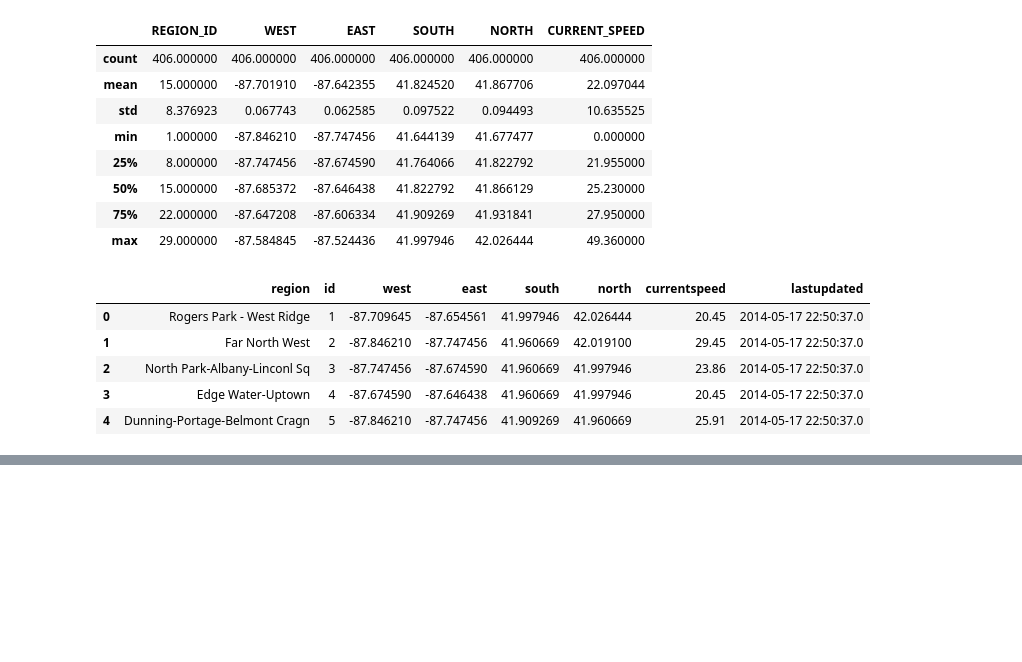
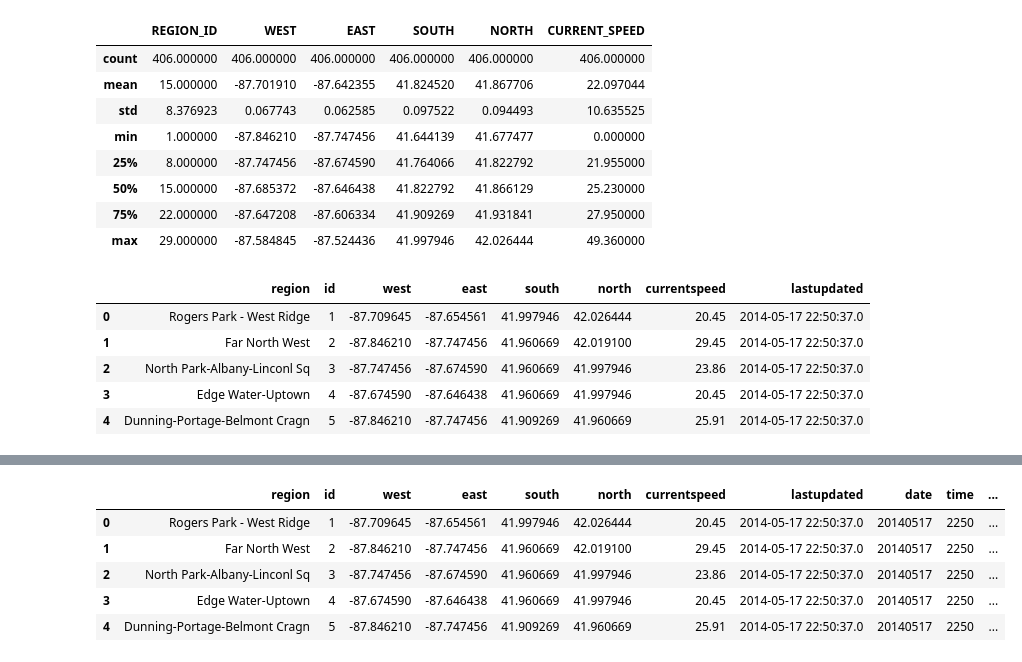
Before and after one commit to liljonnystyle/chicago_traffic, a Jupyter notebook: eda_traffic.ipynb, the cells around one changed output, grey strips where cells are left out. Saved outputs shown, nothing was run; the diff lists cells and outputs as text; code cells hidden in the pictures; blank space fills up the shorter version.

```diff
--- a/eda_traffic.ipynb
+++ b/eda_traffic.ipynb
@@ -65,0 +48,23 @@ Name: lastupdated, dtype: object
+# %%
+def date2int(x):
+    m = x[5:7]
+    d = x[8:10]
+    if m == '05':
+        return int(d)-17
+    elif m == '06':
+        return int(d)+14
+    elif m == '07':
+        return int(d)+34
+
+df["date"] = [t[0:4] + t[5:7] + t[8:10] for t in df["lastupdated"]]
+df["time"] = [t[11:13] + t[14:16] for t in df["lastupdated"]]
+df["day"] = [date2int(t) for t in df["lastupdated"]] # day 0 is May 17, 2014
+df["dayofwk"] = [(t+6)%7 for t in df["day"]] # 0 indexed Sunday
+df.head()
+# %% [output]
+|  | region | id | west | east | south | north | currentspeed | lastupdated | date | time | ... |
+| 0 | Rogers Park - West Ridge | 1 | -87.709645 | -87.654561 | 41.997946 | 42.026444 | 20.45 | 2014-05-17 22:50:37.0 | 20140517 | 2250 | ... |
+| 1 | Far North West | 2 | -87.846210 | -87.747456 | 41.960669 | 42.019100 | 29.45 | 2014-05-17 22:50:37.0 | 20140517 | 2250 | ... |
+| 2 | North Park-Albany-Linconl Sq | 3 | -87.747456 | -87.674590 | 41.960669 | 41.997946 | 23.86 | 2014-05-17 22:50:37.0 | 20140517 | 2250 | ... |
+| 3 | Edge Water-Uptown | 4 | -87.674590 | -87.646438 | 41.960669 | 41.997946 | 20.45 | 2014-05-17 22:50:37.0 | 20140517 | 2250 | ... |
+| 4 | Dunning-Portage-Belmont Cragn | 5 | -87.846210 | -87.747456 | 41.909269 | 41.960669 | 25.91 | 2014-05-17 22:50:37.0 | 20140517 | 2250 | ... |
```
Also changed, not shown: parts of 4 cells of this notebook, 3 other files.
